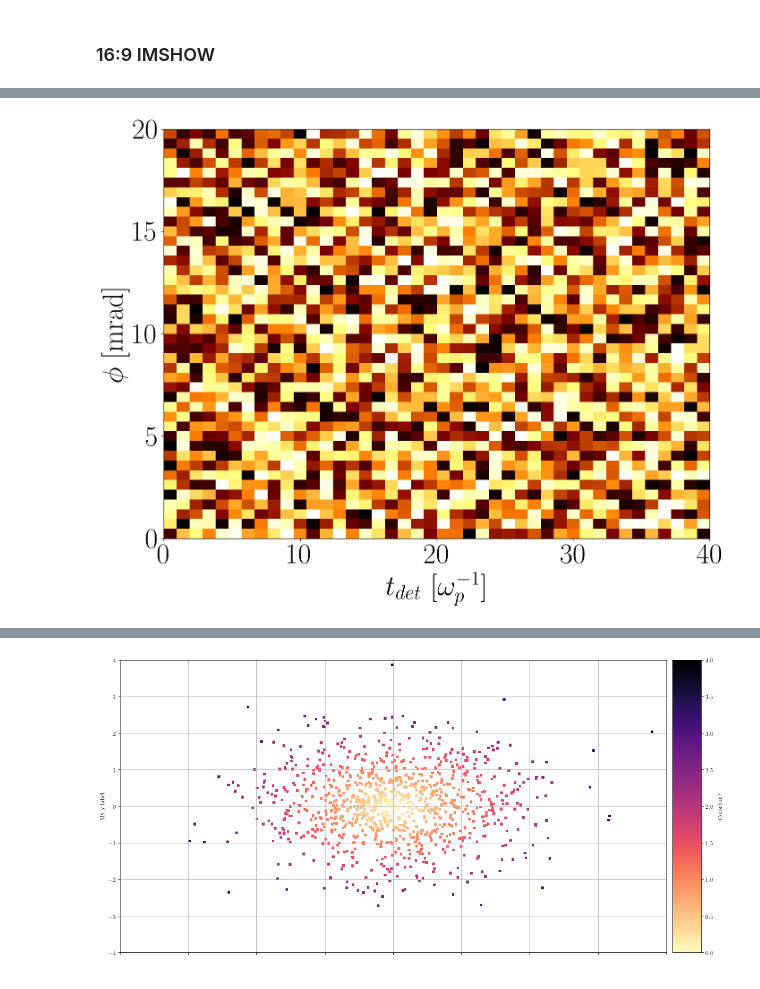
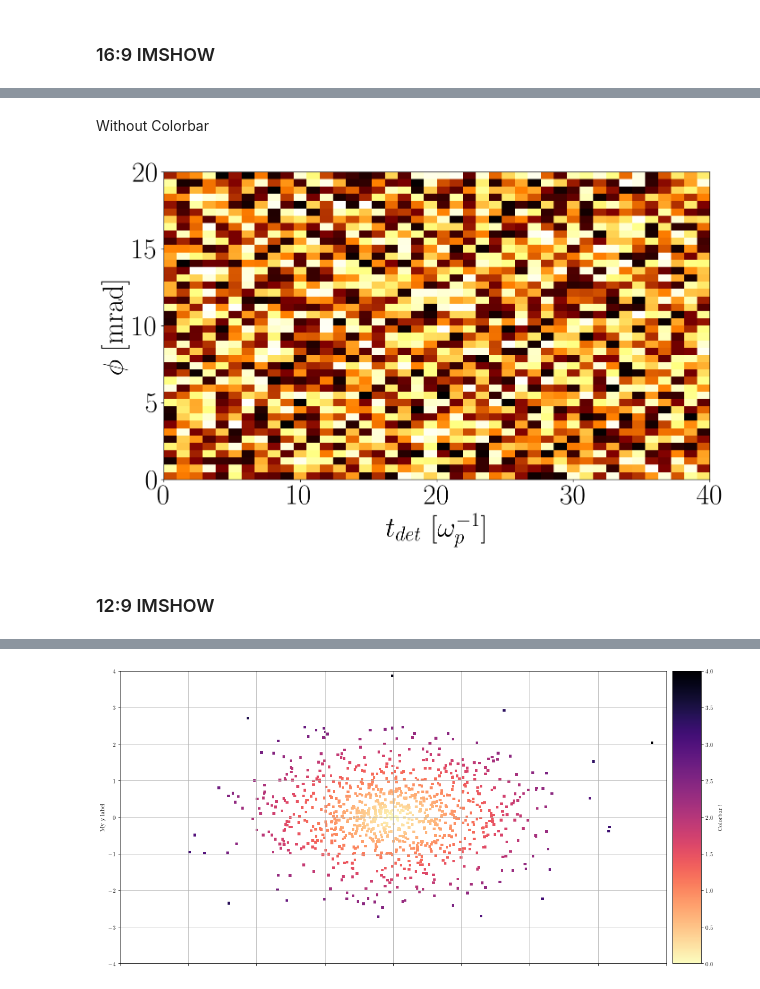
Before and after one commit to pardallio/plots, a Jupyter notebook: Static.ipynb, the cells around one changed output, grey strips where cells are left out. Drawn from its saved outputs; the diff is of its cells as text; code cells hidden in the pictures.

```diff
--- a/Static.ipynb
+++ b/Static.ipynb
@@ -235,9 +66,11 @@ plt.savefig("test3.pdf",facecolor=(0.0, 0.0, 0.0, 0.0),bbox_inches="tight")
+# %% [markdown]
+Without Colorbar
 # %%
 import matplotlib.pyplot as plt
 import matplotlib as mpl
 from matplotlib.colors import LogNorm
 
-ratio=12/9
+ratio=16/9
 
 plt.style.use('default')
 mpl.rcParams['text.usetex'] = True
@@ -261,34 +94,36 @@ N=42
 xmin=0
 xmax=40
 ymin=0
 ymax=20
 extent=[xmin,xmax,ymin,ymax]
 im=ax.imshow(np.random.random((N,N)),cmap="afmhot",aspect='auto',origin="lower",extent=extent)
 #set_size(16,16/ratio)
 
 from mpl_toolkits.axes_grid1 import make_axes_locatable
 l, b, w, h = ax.get_position().bounds
 #color_axis  = plt.subplot(gs[0,1]) # place it where it should be.
 
 #the_divider = make_axes_locatable(ax)
 #color_axis = the_divider.append_axes("right", size="5%", pad=0.0)
 
 #cbar=plt.colorbar(im,cax=color_axis)
 #cbar.set_label(r"$|E_2|^2 \;[m_e\text{c}\omega_p/e]$")
 #cbar.ax.yaxis.set_major_formatter(FormatStrFormatter('%.2f'))
 
 ax.set_xlabel(r"$t_{det}~[\omega_p^{-1}]$")
 ax.set_ylabel(r"$\phi\;$[mrad]")
 xlen=ax.get_xlim()[1]-ax.get_xlim()[0]
 ylen=ax.get_ylim()[1]-ax.get_ylim()[0]
 ax.set_aspect(xlen/ylen/ratio)
 #ax.yaxis.set_major_formatter(FormatStrFormatter('%.1f'))
 
 
 
 plt.savefig("test4.pdf",facecolor=(0.0, 0.0, 0.0, 0.0),bbox_inches="tight")
 # %% [output]
-[figure, old version]
+[figure, new version]
+# %% [markdown]
+### 12:9 IMSHOW
 # %%
 import matplotlib.pyplot as plt
 import matplotlib as mpl
```
Also changed, not shown: parts of 11 cells of this notebook.
